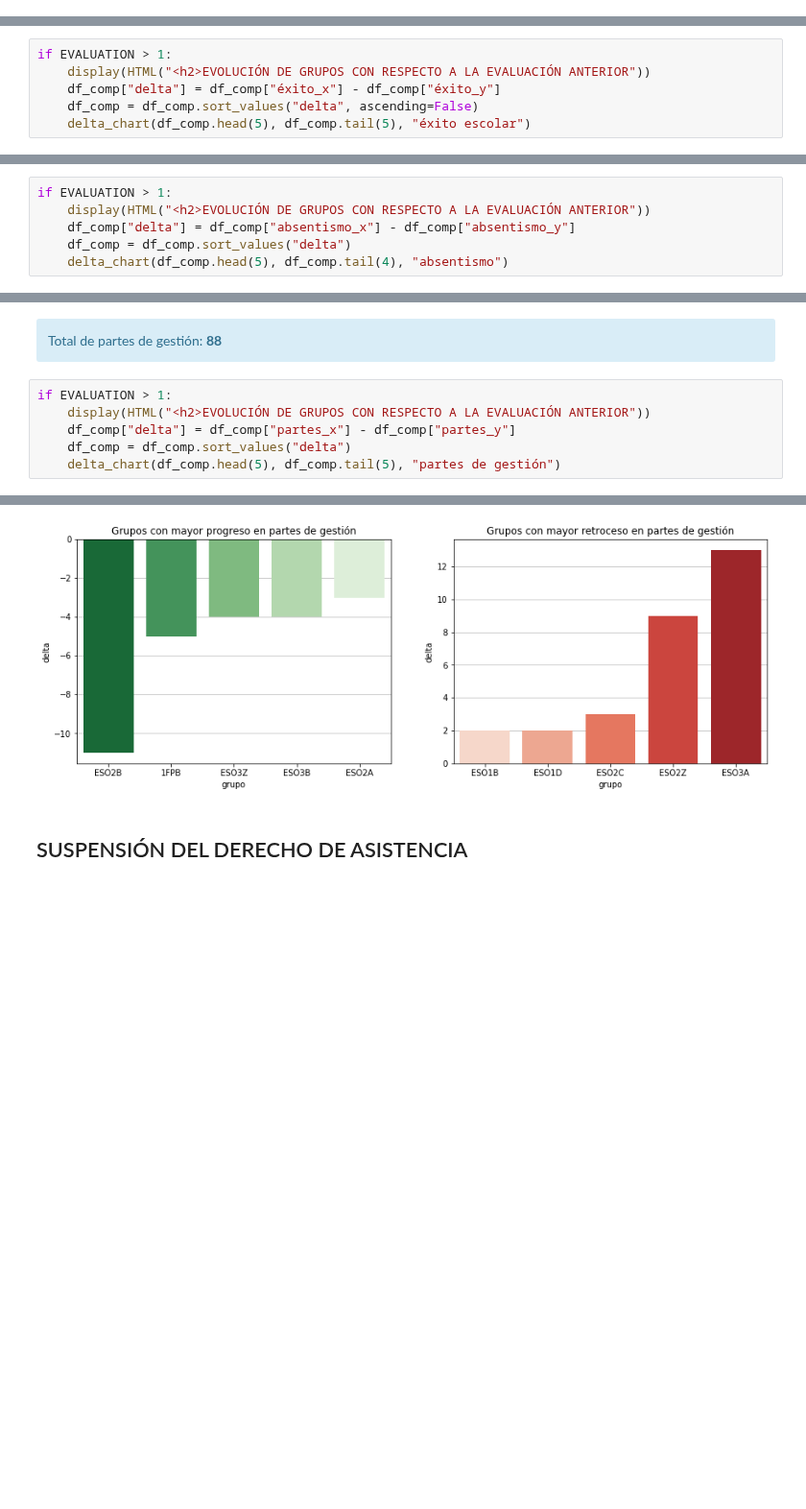
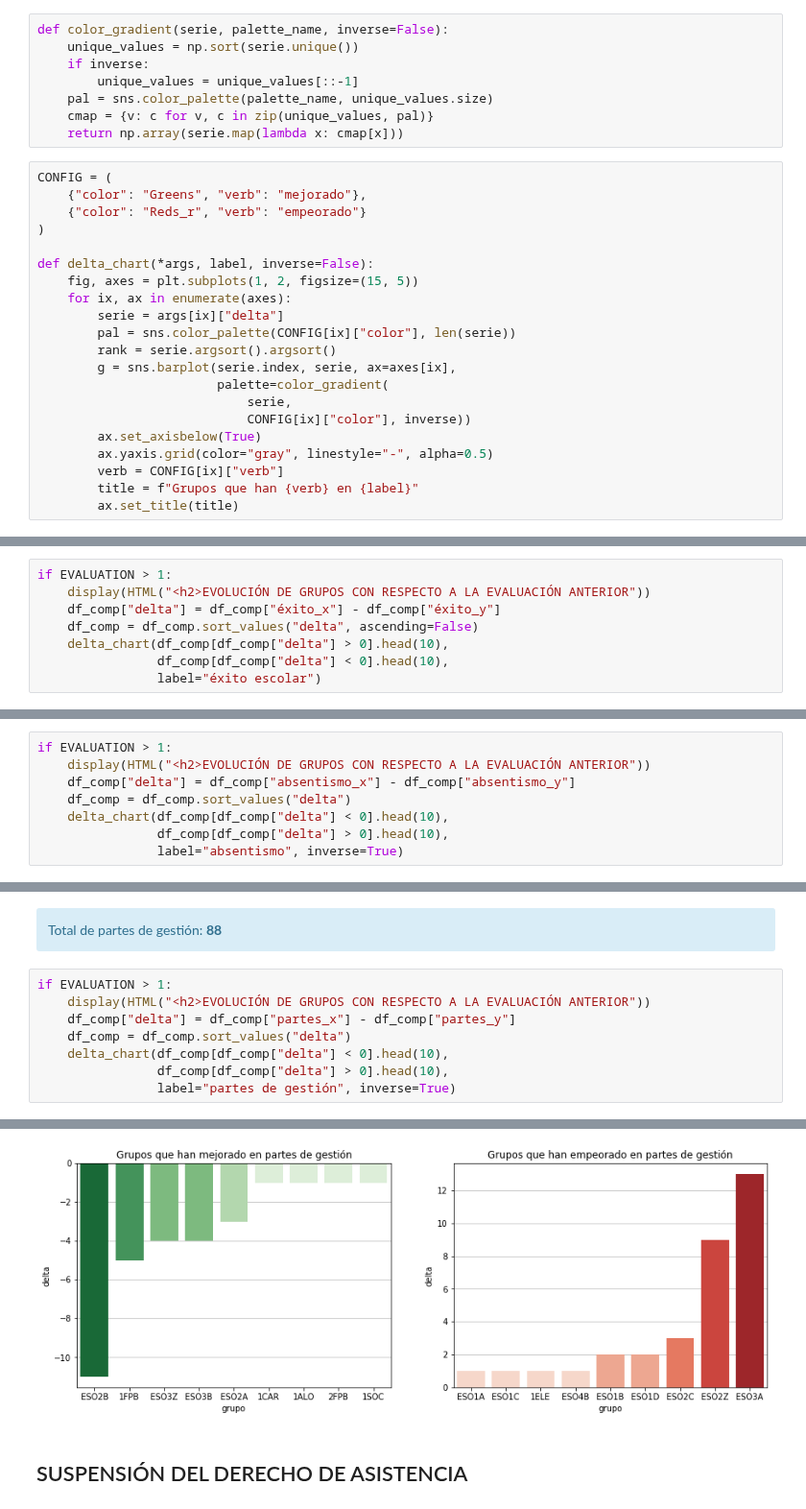
Before and after one commit to iespuertodelacruz/analitica, a Jupyter notebook: C1718/E2.ipynb, the cells around one changed output, grey strips where cells are left out. Shown at 96% size. Drawn from its saved outputs; the diff is of its cells as text; blank space fills up the shorter version.

```diff
--- a/C1718/E2.ipynb
+++ b/C1718/E2.ipynb
@@ -110,3 +97,32 @@ def delta_chart(progress_groups, backward_groups, label):
+# %%
+def color_gradient(serie, palette_name, inverse=False):
+    unique_values = np.sort(serie.unique())
+    if inverse:
+        unique_values = unique_values[::-1]
+    pal = sns.color_palette(palette_name, unique_values.size)
+    cmap = {v: c for v, c in zip(unique_values, pal)}
+    return np.array(serie.map(lambda x: cmap[x]))
+# %%
+CONFIG = (
+    {"color": "Greens", "verb": "mejorado"},
+    {"color": "Reds_r", "verb": "empeorado"}
+)
+
+def delta_chart(*args, label, inverse=False):
+    fig, axes = plt.subplots(1, 2, figsize=(15, 5))
+    for ix, ax in enumerate(axes):
+        serie = args[ix]["delta"]
+        pal = sns.color_palette(CONFIG[ix]["color"], len(serie))
+        rank = serie.argsort().argsort()
+        g = sns.barplot(serie.index, serie, ax=axes[ix],
+                        palette=color_gradient(
+                            serie,
+                            CONFIG[ix]["color"], inverse))
+        ax.set_axisbelow(True)
+        ax.yaxis.grid(color="gray", linestyle="-", alpha=0.5)
+        verb = CONFIG[ix]["verb"]
+        title = f"Grupos que han {verb} en {label}"
+        ax.set_title(title)
 # %% [markdown]
 # ÉXITO ESCOLAR
 # %% [markdown]
@@ -204,6 +221,8 @@ if EVALUATION > 1:
     display(HTML("<h2>EVOLUCIÓN DE GRUPOS CON RESPECTO A LA EVALUACIÓN ANTERIOR"))
     df_comp["delta"] = df_comp["éxito_x"] - df_comp["éxito_y"]
     df_comp = df_comp.sort_values("delta", ascending=False)
-    delta_chart(df_comp.head(5), df_comp.tail(5), "éxito escolar")
+    delta_chart(df_comp[df_comp["delta"] > 0].head(10),
+                df_comp[df_comp["delta"] < 0].head(10),
+                label="éxito escolar")
 # %% [output]
 EVOLUCIÓN DE GRUPOS CON RESPECTO A LA EVALUACIÓN ANTERIOR
@@ -383,6 +403,8 @@ if EVALUATION > 1:
     display(HTML("<h2>EVOLUCIÓN DE GRUPOS CON RESPECTO A LA EVALUACIÓN ANTERIOR"))
     df_comp["delta"] = df_comp["absentismo_x"] - df_comp["absentismo_y"]
     df_comp = df_comp.sort_values("delta")
-    delta_chart(df_comp.head(5), df_comp.tail(4), "absentismo")
+    delta_chart(df_comp[df_comp["delta"] < 0].head(10),
+                df_comp[df_comp["delta"] > 0].head(10),
+                label="absentismo", inverse=True)
 # %% [output]
 EVOLUCIÓN DE GRUPOS CON RESPECTO A LA EVALUACIÓN ANTERIOR
@@ -414,12 +437,14 @@ Total de partes de gestión: 88
 # %%
 if EVALUATION > 1:
     display(HTML("<h2>EVOLUCIÓN DE GRUPOS CON RESPECTO A LA EVALUACIÓN ANTERIOR"))
     df_comp["delta"] = df_comp["partes_x"] - df_comp["partes_y"]
     df_comp = df_comp.sort_values("delta")
-    delta_chart(df_comp.head(5), df_comp.tail(5), "partes de gestión")
+    delta_chart(df_comp[df_comp["delta"] < 0].head(10),
+                df_comp[df_comp["delta"] > 0].head(10),
+                label="partes de gestión", inverse=True)
 # %% [output]
 EVOLUCIÓN DE GRUPOS CON RESPECTO A LA EVALUACIÓN ANTERIOR
-[figure, old version]
+[figure, new version]
 # %% [markdown]
 ## SUSPENSIÓN DEL DERECHO DE ASISTENCIA
 # %%
```
Also changed, not shown: parts of 21 cells of this notebook.
